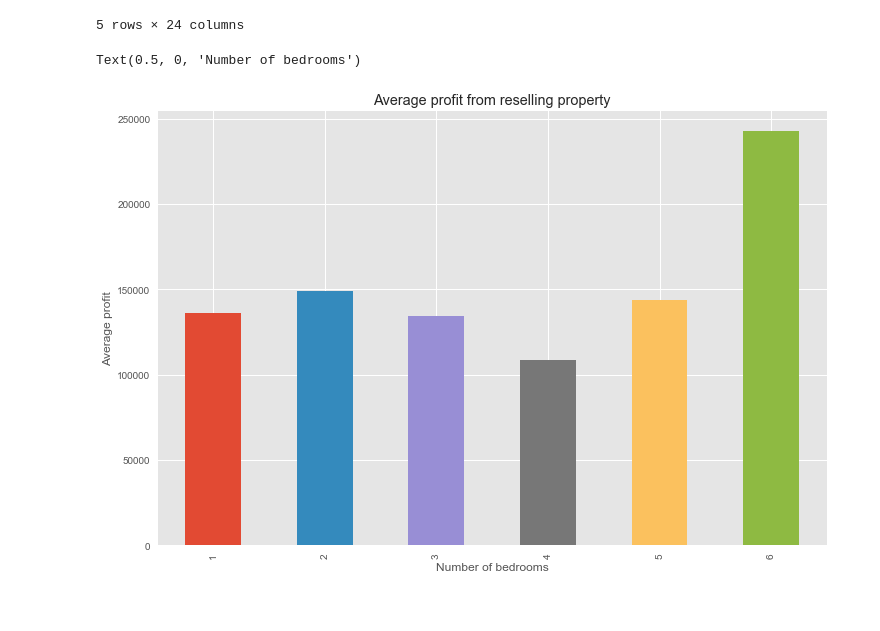
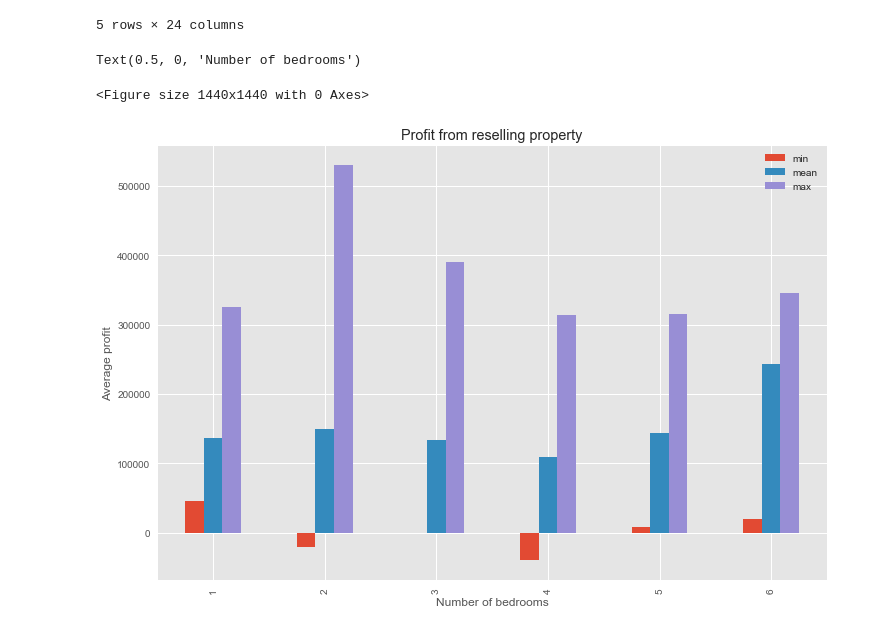
Before and after one commit to tinacliu/dsc-mod1_project, a Jupyter notebook: version 3 - mo.ipynb, the cells around one changed output. Saved outputs shown, nothing was run; the diff lists cells and outputs as text; code cells hidden in the pictures.

Commit message:
Changed the profit plot

```diff
--- a/version 3 - mo.ipynb
+++ b/version 3 - mo.ipynb
@@ -1339,12 +1339,13 @@ profit_df.head()
 # %%
 profit_df.sort_values('profit', ascending = False, inplace = True)
 # %%
-avg_profit_by_num_rooms = profit_df.groupby('bedrooms').mean()['profit']
+avg_profit_by_num_rooms = profit_df.groupby('bedrooms').agg(['min','mean','max'])['profit']
 # %%
-fig = plt.figure(figsize = (12,8))
-ax = avg_profit_by_num_rooms.plot.bar(title = 'Average profit from reselling property')
+fig = plt.figure(figsize = (20,20))
+ax = avg_profit_by_num_rooms.plot.bar(title = 'Profit from reselling property', figsize = (12,8))
 ax.set_ylabel('Average profit')
 ax.set_xlabel('Number of bedrooms')
 # %% [output]
 Text(0.5, 0, 'Number of bedrooms')
+<Figure size 1440x1440 with 0 Axes>
-[figure, old version]
+[figure, new version]
```
Also changed, not shown: parts of 5 cells of this notebook.
